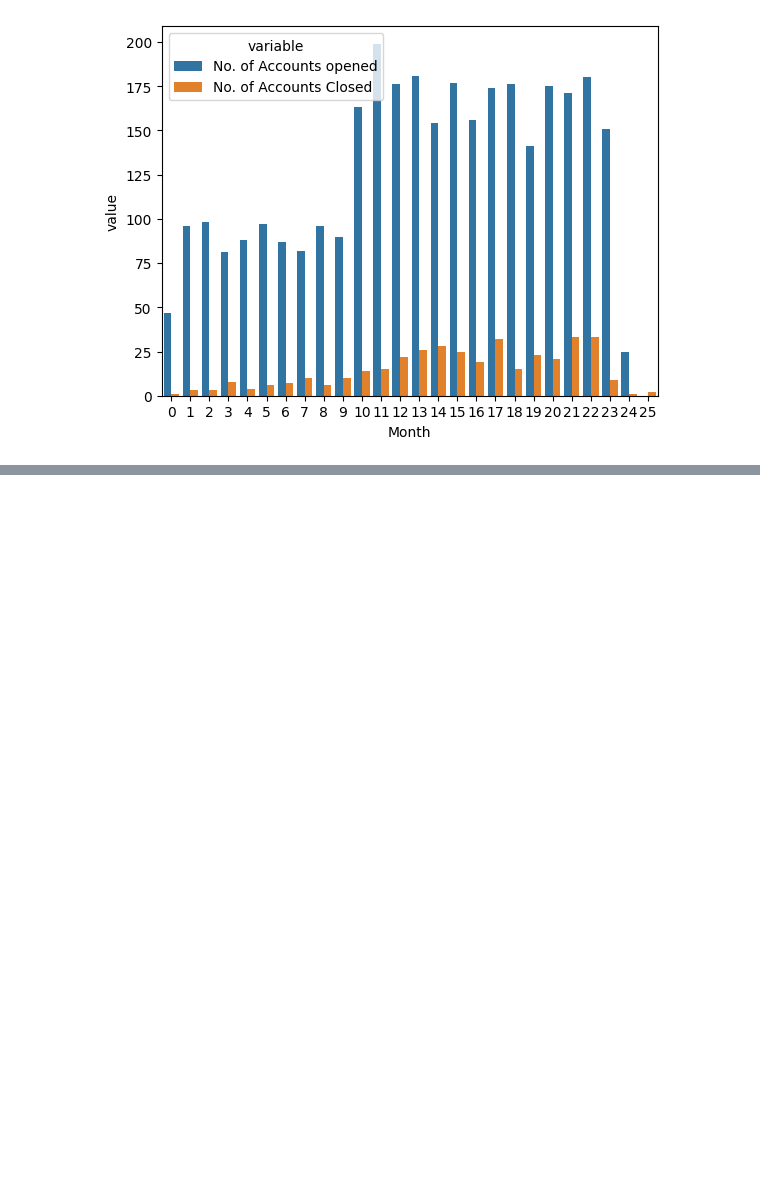
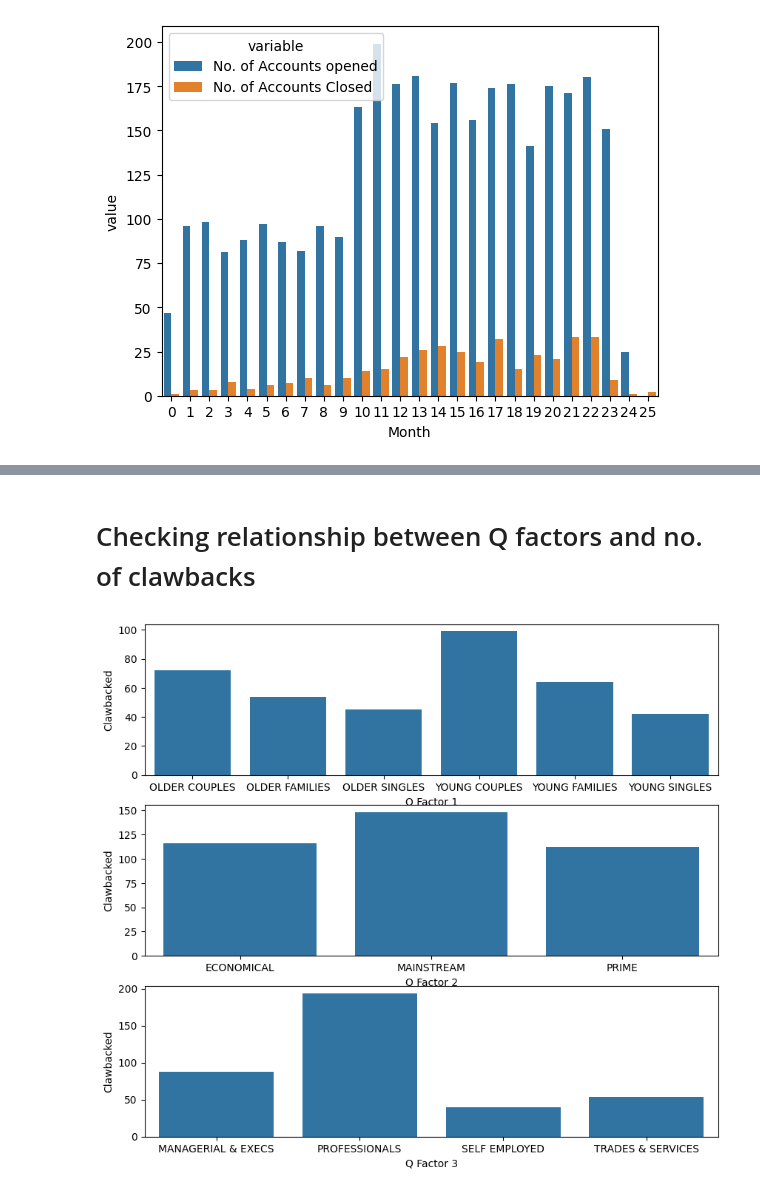
Before and after one commit to nineninesixteensixtn/QuantiumCaseComp2024, a Jupyter notebook: workingfile.ipynb, the cells around one changed output, grey strips where cells are left out. Saved outputs shown, nothing was run; the diff lists cells and outputs as text; code cells hidden in the pictures; blank space fills up the shorter version.

```diff
--- a/workingfile.ipynb
+++ b/workingfile.ipynb
@@ -288,0 +355,11 @@ sns.barplot(data=accounts_opening_and_closing_by_month.melt(id_vars= 'Month'),x
+# %%
+#adding customers and applications data together
+df = pd.merge(customers, applications, on='Customer ID')
+#adding campaign they signed up with
+df = pd.merge(df, campaigns, on="Campaign ID", how='outer')
+#adding clawbacks data
+df['Clawbacked'] = df['Account ID'].isin(clawbacks['Account ID'])
+df = pd.merge(df, clawbacks, on='Account ID', how='outer')
+# %%
+#getting rid of NaN values
+df = df.fillna(0)
@@ -288,0 +378,11 @@ sns.barplot(data=accounts_opening_and_closing_by_month.melt(id_vars= 'Month'),x
+# %%
+df.rename(columns={'Q  Factor 1': 'Q Factor 1'}, inplace=True)
+# %% [markdown]
+# Checking relationship between Q factors and no. of clawbacks
+# %%
+fig, ax = plt.subplots(3,1, figsize = (10,9))
+for i in [1,2,3]:
+    data = df.groupby(f'Q Factor {i}')['Clawbacked'].sum().reset_index()
+    sns.barplot(data, ax = ax[i-1], x= f"Q Factor {i}", y = 'Clawbacked')
+# %% [output]
+[figure, added]
```
Also changed, not shown: parts of 34 cells of this notebook, 1 other file.
